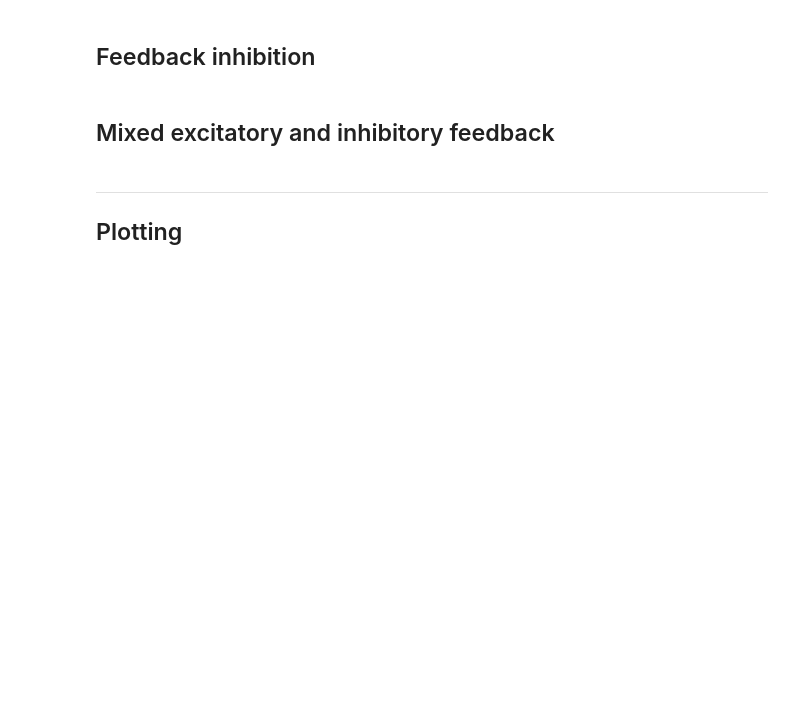
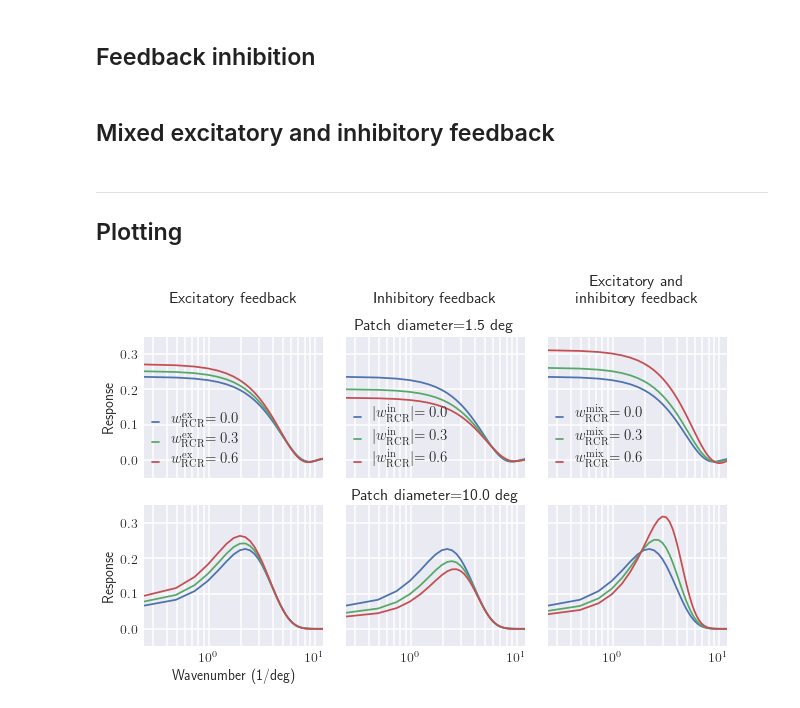
Before and after one commit to miladh/edog-simulations, a Jupyter notebook: wavenumber_tuning/wavenumber_tuning.ipynb, the cells around one changed output. Drawn from its saved outputs; the diff is of its cells as text; code cells hidden in the pictures; blank space fills up the shorter version.

```diff
--- a/wavenumber_tuning/wavenumber_tuning.ipynb
+++ b/wavenumber_tuning/wavenumber_tuning.ipynb
@@ -124,34 +127,39 @@ for ax, w_rc, curves, title, label in zip([ax1, ax2, ax3],
     ax.set_xlim([0, 12])
     ax.set_ylim([-0.05, 0.35])
     ax.legend(fontsize=15, handlelength=0.5, labelspacing=0.4, borderpad=0.0)
-    ax.set_title(title)
+    ax.set_title(title, y=1.2)
     ax.set_xscale("log")
     ax.grid(which="minor", lw=1.5)
+    ax.grid(which="major", lw=1.5)
 
 
 ax1.set_ylabel("Response")
-ax2.set_title(r"Patch diameter$=${}".format(patch_diameter[0])+"\n"+titles[1])
+ax2.set_title(titles[1])
 ax2.set_xticklabels([])
 ax3.set_xticklabels([])
+ax2.text(0.3, 0.37, r"Patch diameter$=${}".format(patch_diameter[0]), fontsize=16)
 
 # large patch size:
 for ax, w_rc, curves, title, label in zip([ax4, ax5, ax6],
                                            [w_rc_ex, w_rc_in, w_rc_mix],
                                            [wavenumber_tuning["fb_ex"][float(patch_diameter[1].magnitude)],
                                             wavenumber_tuning["fb_in"][float(patch_diameter[1].magnitude)],
                                             wavenumber_tuning["fb_mix"][float(patch_diameter[1].magnitude)]],
                                            titles, labels):
 
     for w, curve in zip(w_rc[:-1], curves[:-1]):
         ax.plot(wavenumber, curve, '-', label=label+"$={}$".format(round(w, 1)))
 
     ax.set_xlim([0, 12])
     ax.set_ylim([-0.05, 0.35])
     ax.set_xscale("log")
     ax.grid(which="minor", lw=1.5)
+    ax.grid(which="major", lw=1.5)
 
 ax4.set_ylabel("Response")
 ax4.set_xlabel("Wavenumber (1/deg)")
 ax5.set_title(r"Patch diameter$=${}".format(patch_diameter[1]))
 
 fig.tight_layout()
+# %% [output]
+[figure, added]
```
Also changed, not shown: parts of 1 cell of this notebook, 1 other file.
